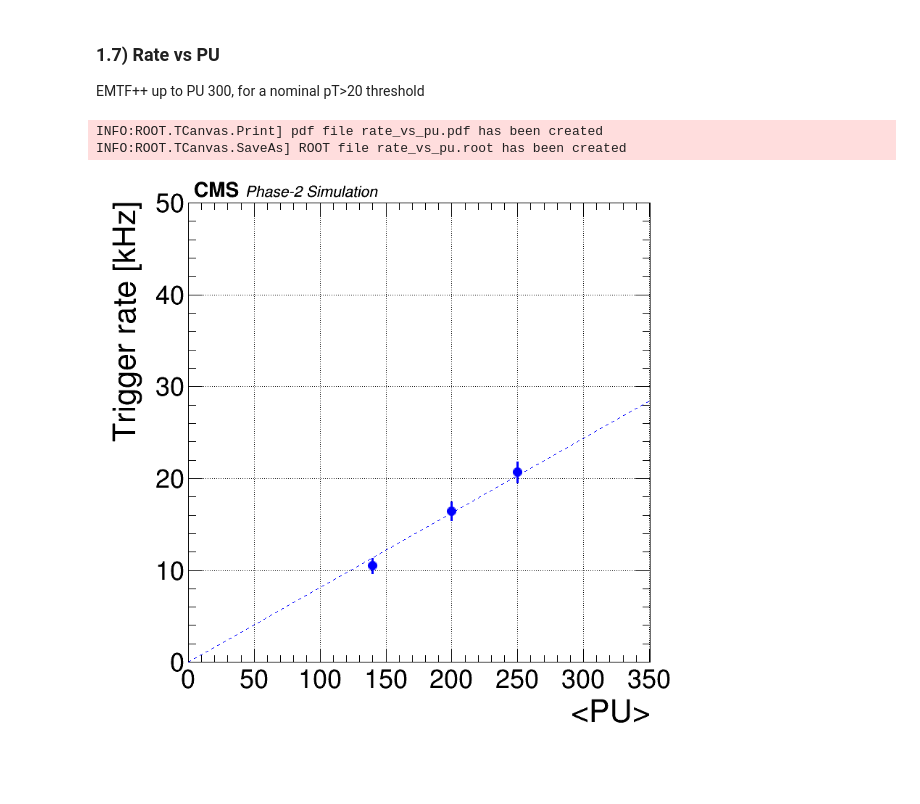
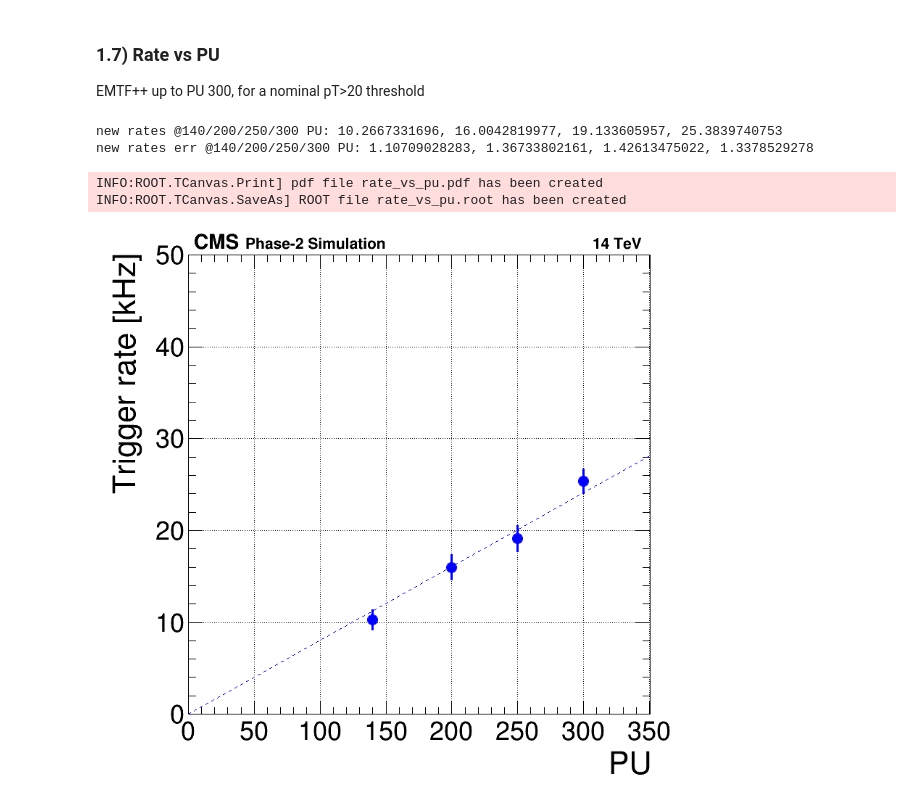
Before and after one commit to srosenzweig09/L1TMuonSimulationsMar2017, a Jupyter notebook: Analyzers/test8/myperf16a_tdr.ipynb, the cells around one changed output. Cells and saved outputs as stored; diff of their text form; code cells hidden in the pictures; blank space fills up the shorter version.

Commit message:
Update test8/myperf16a_tdr.ipynb [2]

```diff
--- a/Analyzers/test8/myperf16a_tdr.ipynb
+++ b/Analyzers/test8/myperf16a_tdr.ipynb
@@ -35,6 +35,7 @@ infile_effie_200 = '../test6/histos_tbc_200_add.29a.root'
 infile_rates_200 = '../test6/histos_tbb_200_add.29a.root'
 infile_rates_140 = '../test6/histos_tbb_140_add.29a.root'
 infile_rates_250 = '../test6/histos_tbb_250_add.29a.root'
+infile_rates_300 = '../test6/histos_tbb_300_add.29a.root'
 
 hname2026_f = lambda hname: 'emtf2026_' + hname[5:]
 
@@ -501,8 +523,8 @@ def make_ptcut(h):
   return
 
 def make_rate(h, nevents):
-  orbitFreq = 11.2456  # kHz
-  nCollBunches = 2808  # assume lumi=8e34, PU=200, xsec_pp=80mb
+  orbitFreq = 11.246  # kHz
+  nCollBunches = 2760  # assume lumi=8e34, PU=200, xsec_pp=80mb
   nZeroBiasEvents = float(nevents)
   convFactor = orbitFreq * nCollBunches / nZeroBiasEvents
   h.Scale(convFactor)
@@ -622,7 +652,7 @@ def doit():
   DisplayGrid = True
   Lumi = ''
   minimumX = 0.
-  maximumX = 100.
+  maximumX = 60.
   minimumY = 0.3
   maximumY = 3e4
   xtitle = 'L1 p_{T} threshold [GeV]'
@@ -656,9 +686,9 @@ def doit():
   h1b_a.fillcolor = color_b
   h1b_b.fillcolor = '#0080ff'
   h1b_c.fillcolor = '#ff8000'
-  h1b_a.fillstyle = 3003
-  h1b_b.fillstyle = 3003
-  h1b_c.fillstyle = 3003
+  h1b_a.fillstyle = 3002
+  h1b_b.fillstyle = 3002
+  h1b_c.fillstyle = 3002
 
   # drawing
   #myFunction.Draw("hist")
@@ -682,7 +712,7 @@ def doit():
   #leg.SetTextSize(0.035)
   #leg.SetHeader("here is a beautiful header")
   #leg.AddEntry(myFunction,"description of myFunction")
-  leg = Legend(3, topmargin=0.1, textsize=0.035)
+  leg = Legend(3, topmargin=0.1, leftmargin=0.4, textsize=0.05)
   leg.SetBorderSize(0)
   leg.AddEntry(h1b_a_no_fill, "Total", "l")
   leg.AddEntry(h1b_b_no_fill, "Muon", "l")
@@ -698,6 +728,7 @@ def doit():
 
   # save
   draw_prelim_label(PlotName)
+  draw_lumi_label(PlotName)
   save_canvas(PlotName, PlotName)
   return
 # %%
@@ -756,7 +787,7 @@ def doit():
   maximumX = 350.
   minimumY = 0.
   maximumY = 50.
-  xtitle = '<PU>'
+  xtitle = 'PU'
   ytitle = 'Trigger rate [kHz]'
 
   # canvas
@@ -789,10 +820,10 @@ def doit():
   gr1b.linewidth = 3
   gr1a.markercolor = color_a
   gr1b.markercolor = color_b
+  gr1a.markersize = 1.8
+  gr1b.markersize = 1.8
   gr1a.markerstyle = 'circle'
   gr1b.markerstyle = 'circle'
-  gr1a.markersize = 1.7
-  gr1b.markersize = 1.7
 
   # drawing
   myFunction.Draw()
@@ -824,7 +855,7 @@ def doit():
   #leg.SetTextSize(0.035)
   #leg.SetHeader("here is a beautiful header")
   #leg.AddEntry(myFunction,"description of myFunction")
-  leg = Legend(2, topmargin=0.1, textsize=0.035)
+  leg = Legend(2, topmargin=0.1, leftmargin=0.4, textsize=0.05)
   leg.SetBorderSize(0)
   leg.AddEntry(gr1a, "EMTF")
   leg.AddEntry(gr1b, "EMTF++")
@@ -838,44 +869,56 @@ def doit():
 
   # save
   draw_prelim_label(PlotName)
+  #draw_lumi_label(PlotName)
+  if True:
+    toDisplay = '14 TeV'
+    tex = TLatex()
+    tex.SetTextSize(0.03)
+    tex.SetTextAlign(31)
+    tex.SetTextFont(62)
+    tex.DrawLatexNDC(0.95, 1 - myCanvas.GetTopMargin() + 0.01, '#scale[1.0]{' + toDisplay + '}')
   save_canvas(PlotName, PlotName)
   return
 # %%
 hname = 'emtf_absEtaMin1.24_absEtaMax2.4_qmin12_pt'
 
-#pileup_list = [140, 200, 250, 300]
-#infile_list = [infile_rates_140, infile_rates, infile_rates_250, infile_rates_300]
-
-pileup_list = [140, 200, 250]
-infile_list = [infile_rates_140, infile_rates_200, infile_rates_250]
+pileup_list = [140, 200, 250, 300]
+infile_list = [infile_rates_140, infile_rates_200, infile_rates_250, infile_rates_300]
 
 gr1a = Graph(len(pileup_list))
 gr1b = Graph(len(pileup_list))
 
 for i, (pu, infile) in enumerate(zip(pileup_list, infile_list)):
   with root_open(infile) as f:
     h_nevents = f.Get('nevents')
     assert(h_nevents != None)
     nevents = h_nevents.GetBinContent(2)
 
     h1a = f.Get('highest_' + hname)
     h1a.SetDirectory(0) # memory resident
     make_ptcut(h1a)
     make_rate(h1a, nevents)
     rate, rate_err = h1a.GetBinContent(h1a.FindBin(20)), h1a.GetBinError(h1a.FindBin(20))
     gr1a.SetPoint(i, pu, rate)
     gr1a.SetPointError(i, 0, 0, rate_err, rate_err)
 
     h1b = f.Get('highest_' + hname2026_f(hname))
     h1b.SetDirectory(0) # memory resident
     make_ptcut(h1b)
     make_rate(h1b, nevents)
     rate, rate_err = h1b.GetBinContent(h1b.FindBin(20)), h1b.GetBinError(h1b.FindBin(20))
     gr1b.SetPoint(i, pu, rate)
     gr1b.SetPointError(i, 0, 0, rate_err, rate_err)
 
+new_rates = list(gr1b.y())
+new_rates_err = list(gr1b.yerrl())
+print('new rates @140/200/250/300 PU: {0}, {1}, {2}, {3}'.format(*new_rates))
+print('new rates err @140/200/250/300 PU: {0}, {1}, {2}, {3}'.format(*new_rates_err))
+
 doit()
 # %% [output]
-INFO:ROOT.TCanvas.Print] pdf file rate_vs_pu.pdf has been created
-INFO:ROOT.TCanvas.SaveAs] ROOT file rate_vs_pu.root has been created
+new rates @140/200/250/300 PU: 10.2667331696, 16.0042819977, 19.133605957, 25.3839740753
+new rates err @140/200/250/300 PU: 1.10709028283, 1.36733802161, 1.42613475022, 1.3378529278
+INFO:ROOT.TCanvas.Print] pdf file rate_vs_pu.pdf has been created
+INFO:ROOT.TCanvas.SaveAs] ROOT file rate_vs_pu.root has been created
-[figure, old version]
+[figure, new version]
```
Also changed, not shown: parts of 12 cells of this notebook, 6 other files.
